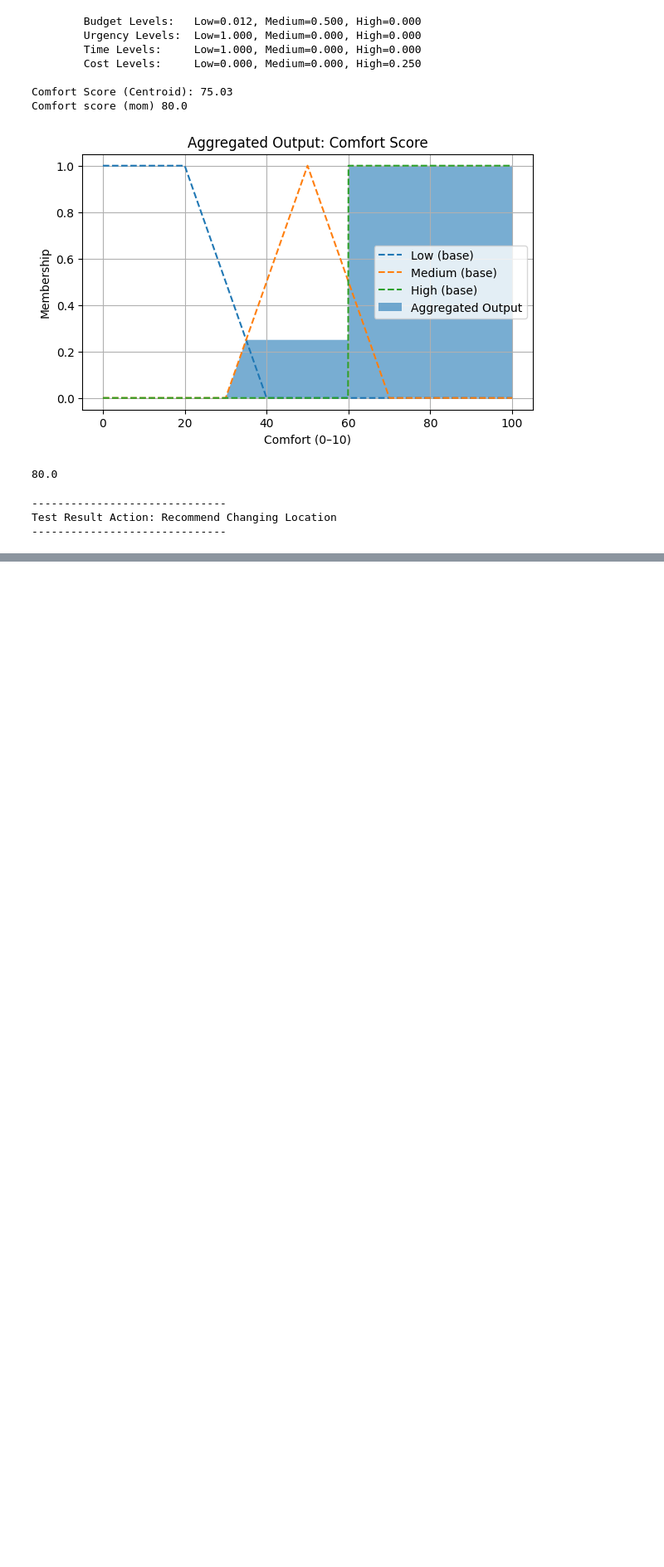
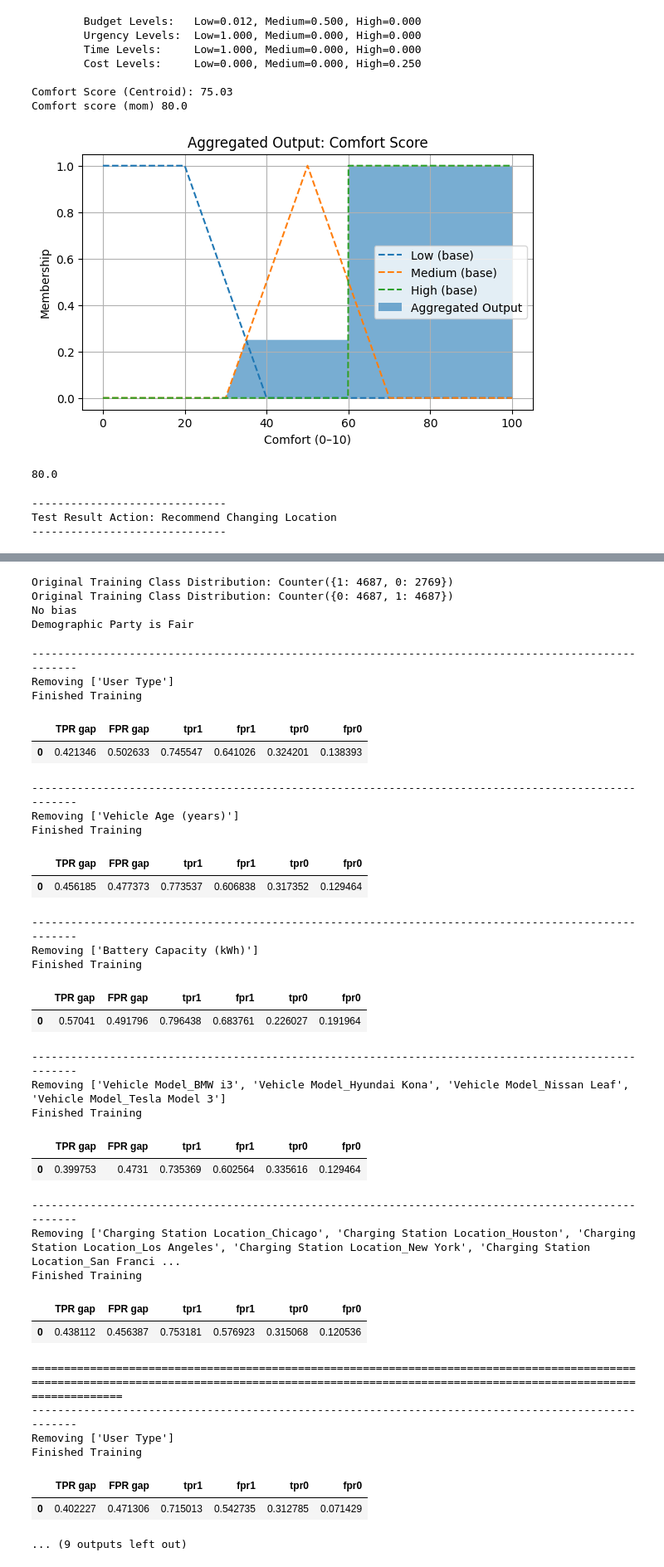
Before and after one commit to Yaman-dot/voltcity-intelligence, a Jupyter notebook: notebooks/sandbox.ipynb, the cells around one changed output, grey strips where cells are left out. Shown at 83% size. Drawn from its saved outputs; the diff is of its cells as text; code cells hidden in the pictures; blank space fills up the shorter version.

```diff
--- a/notebooks/sandbox.ipynb
+++ b/notebooks/sandbox.ipynb
@@ -371,0 +393,4 @@ Test Result Action: Recommend Changing Location
+# %%
+df = joblib.load(r"..\data\preprocessed_encoded_data.pkl")
+long_session_features = ["Battery Capacity (kWh)","Energy Consumed (kWh)", "Vehicle Age", "State of Charge (Start %)","Vehicle Model_BMW i3", "Vehicle Model_Chevy Bolt", "Vehicle Model_Hyundai Kona", "Vehicle Model_Nissan Leaf", "Vehicle Model_Tesla Model 3"]
+cost_regression_features = ["Battery Capacity (kWh)", "Charging Rate (kW)", "Energy Consumed (kWh)", "Vehicle Age", "Time of Day"]
@@ -371,0 +417,16 @@ Test Result Action: Recommend Changing Location
+# %%
+splits = joblib.load("../data/preprocessed_splits.pkl")
+
+#Long Session
+X_train_long_session = splits["Long Session"]["X_train"]
+y_train_long_session = splits["Long Session"]["y_train"]
+X_test_long_session = splits["Long Session"]["X_test"]
+y_test_long_session = splits["Long Session"]["y_test"]
+#cost regression
+X_train_cost_regression = splits["Charging Cost (USD)"]["X_train"]
+y_train_cost_regression = splits["Charging Cost (USD)"]["y_train"]
+X_test_cost_regression = splits["Charging Cost (USD)"]["X_test"]
+y_test_cost_regression = splits["Charging Cost (USD)"]["y_test"]
+# %%
+long_session = joblib.load(r"..\saved_models\long_session.pkl")
+cost_regression = joblib.load(r"..\saved_models\cost_regression.pkl")
@@ -371,0 +554,14 @@ Test Result Action: Recommend Changing Location
+# %%
+smote = SMOTE(random_state=42, k_neighbors=5)
+X_train_smote, y_train_smote = smote.fit_resample(X_train_long_session, y_train_long_session)
+print(f"Original Training Class Distribution: {Counter(y_train_long_session)}")
+print(f"Original Training Class Distribution: {Counter(y_train_smote)}")
+smote_df = pd.concat([X_train_smote, y_train_smote])
+p_smote_df = calculate_probabilities(smote_df)
+find_DIR(p_smote_df["Plong"], p_smote_df["Pnormal"])
+find_DP(p_smote_df["Plong"], p_smote_df["Pnormal"])
+# %% [output]
+Original Training Class Distribution: Counter({1: 4687, 0: 2769})
+Original Training Class Distribution: Counter({0: 4687, 1: 4687})
+No bias
+Demographic Party is Fair
@@ -371,0 +608,43 @@ Test Result Action: Recommend Changing Location
+# %%
+sensitive_features = {0:["User Type"],
+                      #1:["Charger Type"],
+                      2:["Vehicle Age (years)"],
+                      3:["Battery Capacity (kWh)"],
+                      4:["Vehicle Model_BMW i3", "Vehicle Model_Hyundai Kona", "Vehicle Model_Nissan Leaf", "Vehicle Model_Tesla Model 3"],
+                      5:["Charging Station Location_Chicago", "Charging Station Location_Houston", "Charging Station Location_Los Angeles", "Charging Station Location_New York", "Charging Station Location_San Francisco"]}
+train_model(X_train_long_session, X_test_long_session, y_train_long_session, y_test_long_session, sensitive_features)
+print('='*200)
+train_model(X_train_smote, X_test_long_session, y_train_smote, y_test_long_session, sensitive_features)
+# %% [output]
+----------------------------------------------------------------------------------------------------
+Removing ['User Type']
+Finished Training
+|  | TPR gap | FPR gap | tpr1 | fpr1 | tpr0 | fpr0 |
+| 0 | 0.421346 | 0.502633 | 0.745547 | 0.641026 | 0.324201 | 0.138393 |
+----------------------------------------------------------------------------------------------------
+Removing ['Vehicle Age (years)']
+Finished Training
+|  | TPR gap | FPR gap | tpr1 | fpr1 | tpr0 | fpr0 |
+| 0 | 0.456185 | 0.477373 | 0.773537 | 0.606838 | 0.317352 | 0.129464 |
+----------------------------------------------------------------------------------------------------
+Removing ['Battery Capacity (kWh)']
+Finished Training
+|  | TPR gap | FPR gap | tpr1 | fpr1 | tpr0 | fpr0 |
+| 0 | 0.57041 | 0.491796 | 0.796438 | 0.683761 | 0.226027 | 0.191964 |
+----------------------------------------------------------------------------------------------------
+Removing ['Vehicle Model_BMW i3', 'Vehicle Model_Hyundai Kona', 'Vehicle Model_Nissan Leaf', 'Vehicle Model_Tesla Model 3']
+Finished Training
+|  | TPR gap | FPR gap | tpr1 | fpr1 | tpr0 | fpr0 |
+| 0 | 0.399753 | 0.4731 | 0.735369 | 0.602564 | 0.335616 | 0.129464 |
+----------------------------------------------------------------------------------------------------
+Removing ['Charging Station Location_Chicago', 'Charging Station Location_Houston', 'Charging Station Location_Los Angeles', 'Charging Station Location_New York', 'Charging Station Location_San Franci ...
+Finished Training
+|  | TPR gap | FPR gap | tpr1 | fpr1 | tpr0 | fpr0 |
+| 0 | 0.438112 | 0.456387 | 0.753181 | 0.576923 | 0.315068 | 0.120536 |
+========================================================================================================================================================================================================
+----------------------------------------------------------------------------------------------------
+Removing ['User Type']
+Finished Training
+|  | TPR gap | FPR gap | tpr1 | fpr1 | tpr0 | fpr0 |
+| 0 | 0.402227 | 0.471306 | 0.715013 | 0.542735 | 0.312785 | 0.071429 |
+... (9 outputs left out)
```
Also changed, not shown: parts of 29 cells of this notebook, 10 other files.
